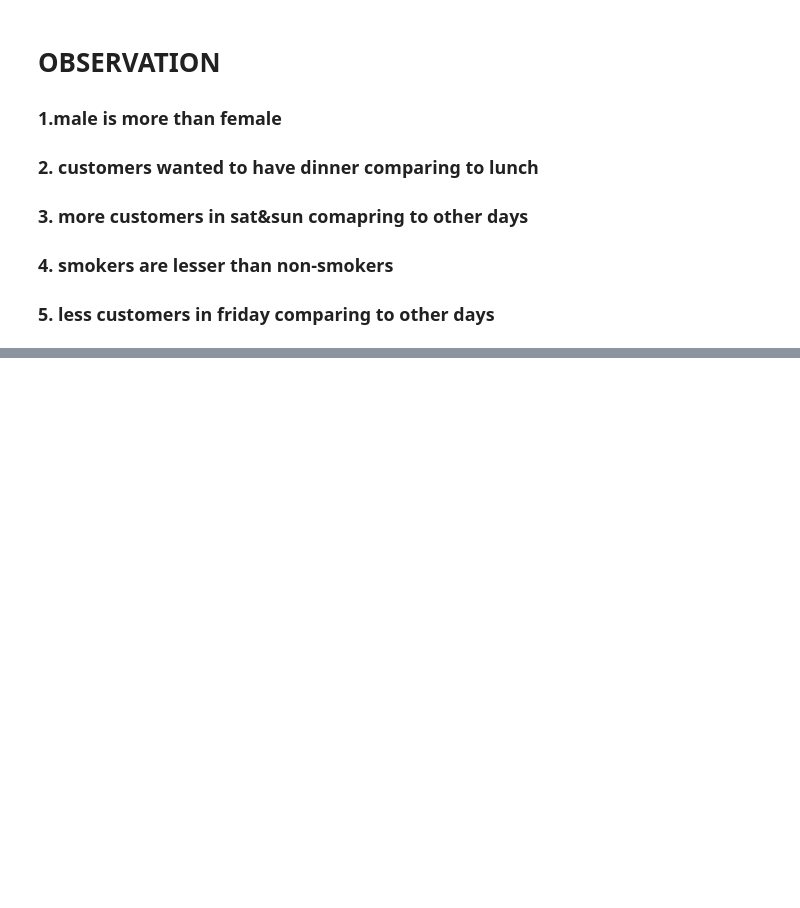
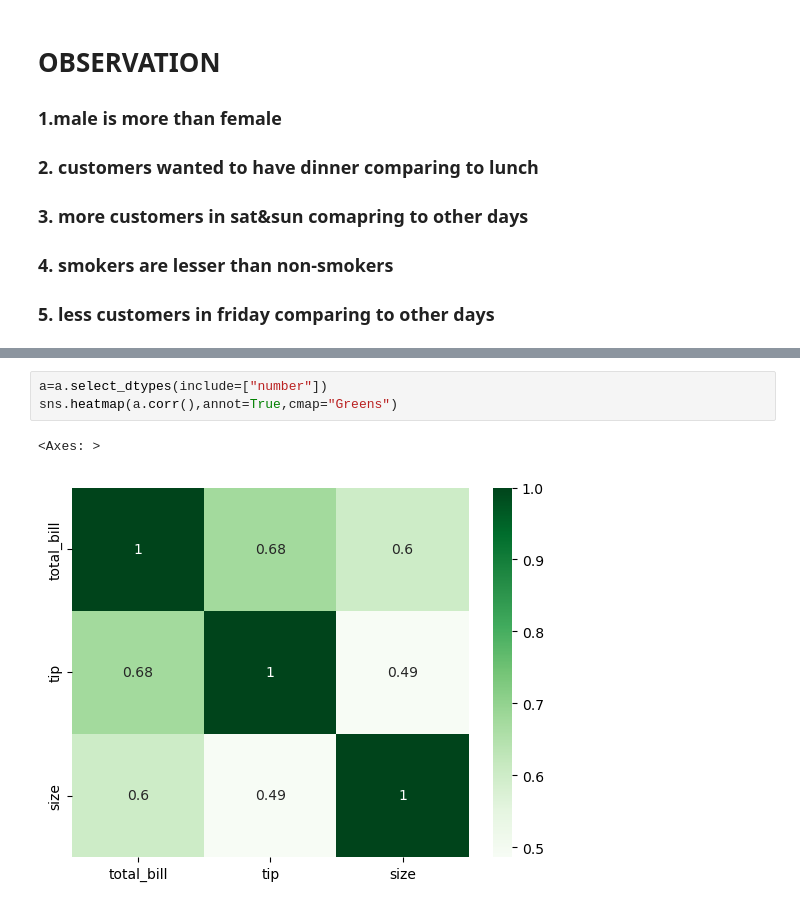
Before and after one commit to gokul0513/dv, a Jupyter notebook: data analysis.ipynb, the cells around one changed output, grey strips where cells are left out. Saved outputs shown, nothing was run; the diff lists cells and outputs as text; blank space fills up the shorter version.

```diff
--- a/data analysis.ipynb
+++ b/data analysis.ipynb
@@ -105,0 +120,6 @@ sns.countplot(data=a,x=a['time'])
+# %%
+a=a.select_dtypes(include=["number"])
+sns.heatmap(a.corr(),annot=True,cmap="Greens")
+# %% [output]
+<Axes: >
+[figure, added]
```
Also changed, not shown: parts of 4 cells of this notebook.
